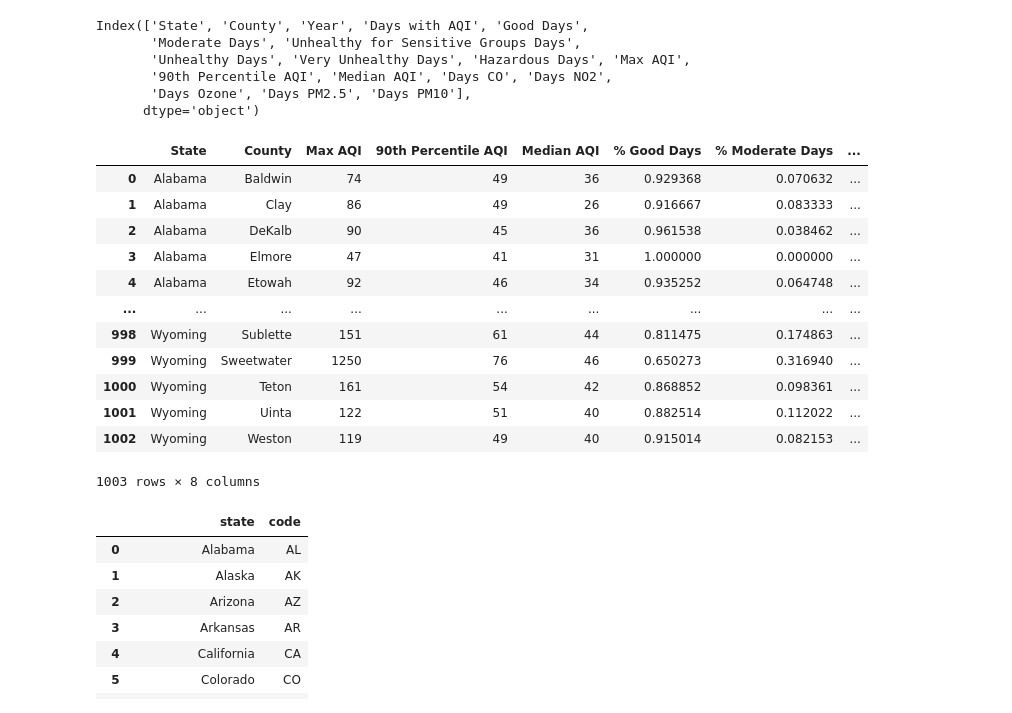
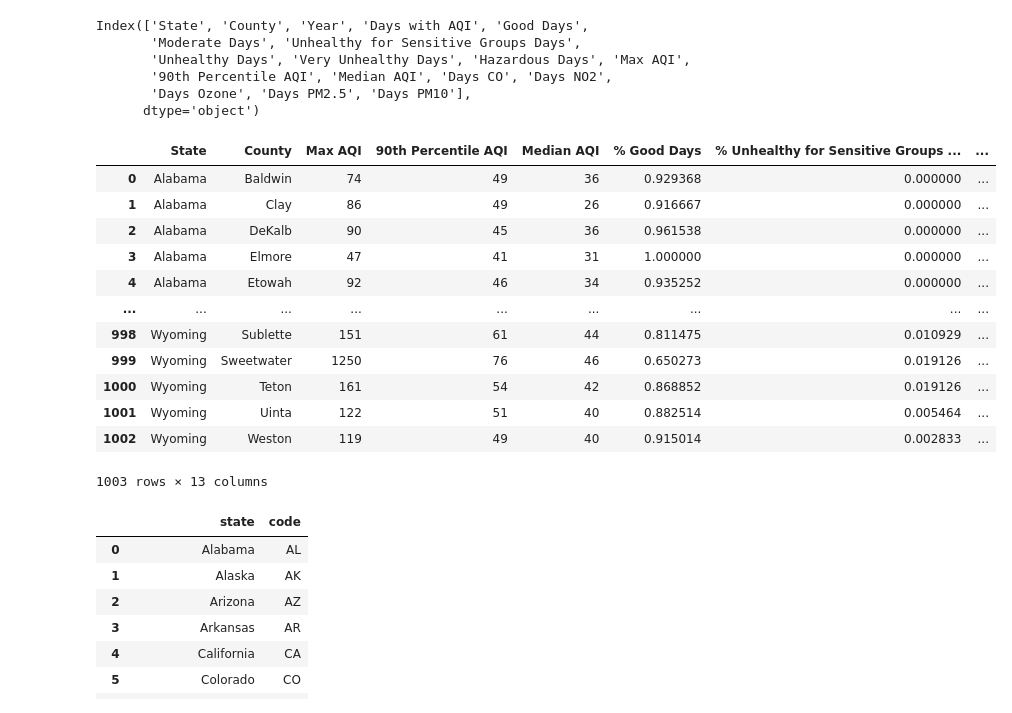
Before and after one commit to zedian/CS229-FinalProject, a Jupyter notebook: air_quality_data.ipynb, the cells around one changed output. Drawn from its saved outputs; the diff is of its cells as text; code cells hidden in the pictures.

```diff
--- a/air_quality_data.ipynb
+++ b/air_quality_data.ipynb
@@ -72,24 +72,32 @@ Index(['State', 'County', 'Year', 'Days with AQI', 'Good Days',
       dtype='object')
 # %%
 aqi_orig['% Good Days'] = aqi_orig['Good Days']/aqi_orig['Days with AQI']
-aqi_orig['% Moderate Days'] = aqi_orig['Moderate Days']/aqi_orig['Days with AQI']
+# aqi_orig['% Moderate Days'] = aqi_orig['Moderate Days']/aqi_orig['Days with AQI']
 aqi_orig['% Unhealthy for Sensitive Groups Days'] = aqi_orig['Unhealthy for Sensitive Groups Days']/aqi_orig['Days with AQI']
+aqi_orig['% Unhealthy Days'] = aqi_orig['Unhealthy Days']/aqi_orig['Days with AQI']
+aqi_orig['% Very Unhealthy Days'] = aqi_orig['Very Unhealthy Days']/aqi_orig['Days with AQI']
+aqi_orig['% Days CO'] = aqi_orig['Days CO']/aqi_orig['Days with AQI']
+aqi_orig['% Days NO2'] = aqi_orig['Days NO2']/aqi_orig['Days with AQI']
+aqi_orig['% Days PM2.5'] = aqi_orig['Days PM2.5']/aqi_orig['Days with AQI']
+aqi_orig['% Days PM10'] = aqi_orig['Days PM10']/aqi_orig['Days with AQI']
+
+
 aqi = aqi_orig.drop(['Year','Days with AQI', 'Good Days',
        'Moderate Days', 'Unhealthy for Sensitive Groups Days',
        'Unhealthy Days', 'Very Unhealthy Days', 'Hazardous Days', 'Days CO', 'Days NO2',
        'Days Ozone', 'Days PM2.5', 'Days PM10'],axis=1)
 aqi
 # %% [output]
-|  | State | County | Max AQI | 90th Percentile AQI | Median AQI | % Good Days | % Moderate Days | ... |
-| 0 | Alabama | Baldwin | 74 | 49 | 36 | 0.929368 | 0.070632 | ... |
-| 1 | Alabama | Clay | 86 | 49 | 26 | 0.916667 | 0.083333 | ... |
-| 2 | Alabama | DeKalb | 90 | 45 | 36 | 0.961538 | 0.038462 | ... |
+|  | State | County | Max AQI | 90th Percentile AQI | Median AQI | % Good Days | % Unhealthy for Sensitive Groups ... | ... |
+| 0 | Alabama | Baldwin | 74 | 49 | 36 | 0.929368 | 0.000000 | ... |
+| 1 | Alabama | Clay | 86 | 49 | 26 | 0.916667 | 0.000000 | ... |
+| 2 | Alabama | DeKalb | 90 | 45 | 36 | 0.961538 | 0.000000 | ... |
 | 3 | Alabama | Elmore | 47 | 41 | 31 | 1.000000 | 0.000000 | ... |
-| 4 | Alabama | Etowah | 92 | 46 | 34 | 0.935252 | 0.064748 | ... |
+| 4 | Alabama | Etowah | 92 | 46 | 34 | 0.935252 | 0.000000 | ... |
 | ... | ... | ... | ... | ... | ... | ... | ... | ... |
-| 998 | Wyoming | Sublette | 151 | 61 | 44 | 0.811475 | 0.174863 | ... |
-| 999 | Wyoming | Sweetwater | 1250 | 76 | 46 | 0.650273 | 0.316940 | ... |
-| 1000 | Wyoming | Teton | 161 | 54 | 42 | 0.868852 | 0.098361 | ... |
-| 1001 | Wyoming | Uinta | 122 | 51 | 40 | 0.882514 | 0.112022 | ... |
-| 1002 | Wyoming | Weston | 119 | 49 | 40 | 0.915014 | 0.082153 | ... |
+| 998 | Wyoming | Sublette | 151 | 61 | 44 | 0.811475 | 0.010929 | ... |
+| 999 | Wyoming | Sweetwater | 1250 | 76 | 46 | 0.650273 | 0.019126 | ... |
+| 1000 | Wyoming | Teton | 161 | 54 | 42 | 0.868852 | 0.019126 | ... |
+| 1001 | Wyoming | Uinta | 122 | 51 | 40 | 0.882514 | 0.005464 | ... |
+| 1002 | Wyoming | Weston | 119 | 49 | 40 | 0.915014 | 0.002833 | ... |
-1003 rows × 8 columns
+1003 rows × 13 columns
```
Also changed, not shown: parts of 3 cells of this notebook, 8 other files.
